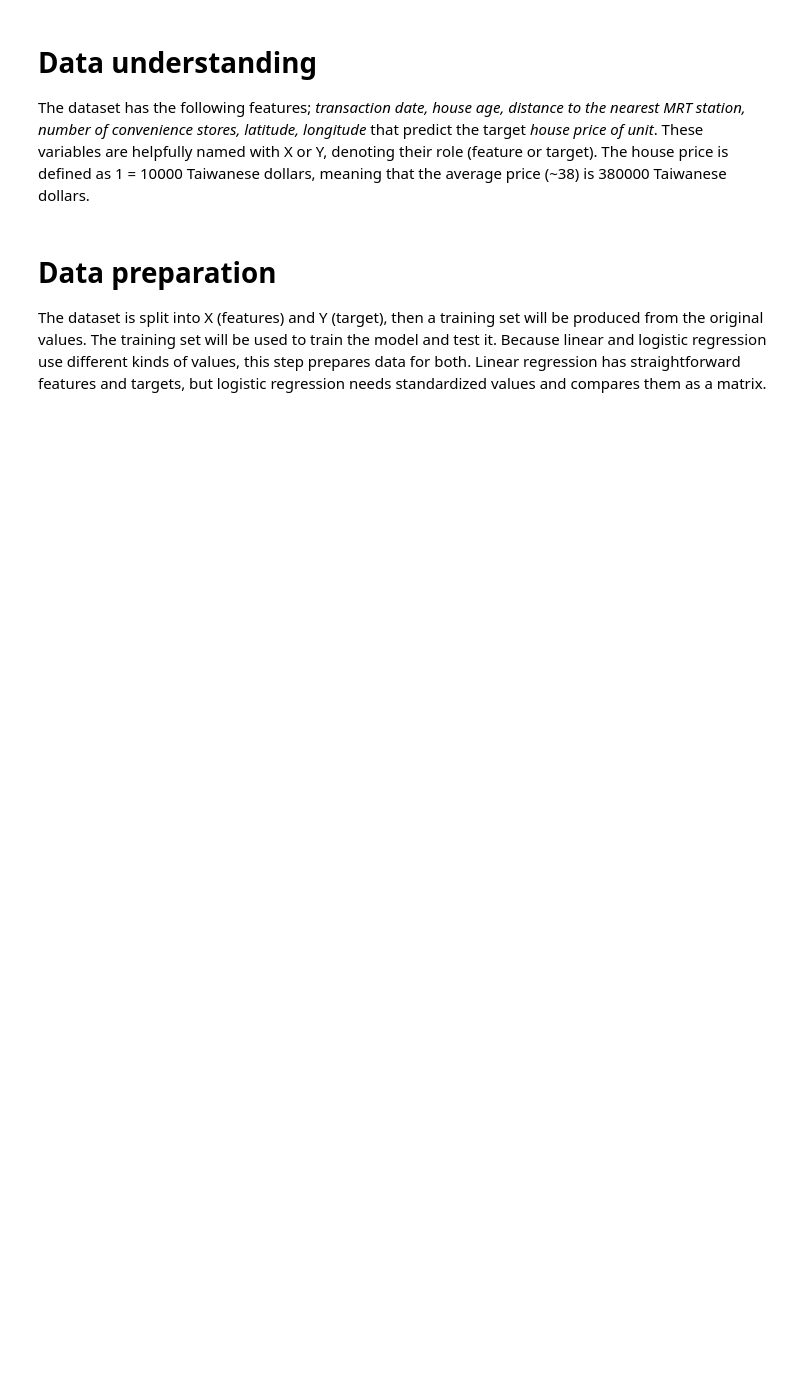
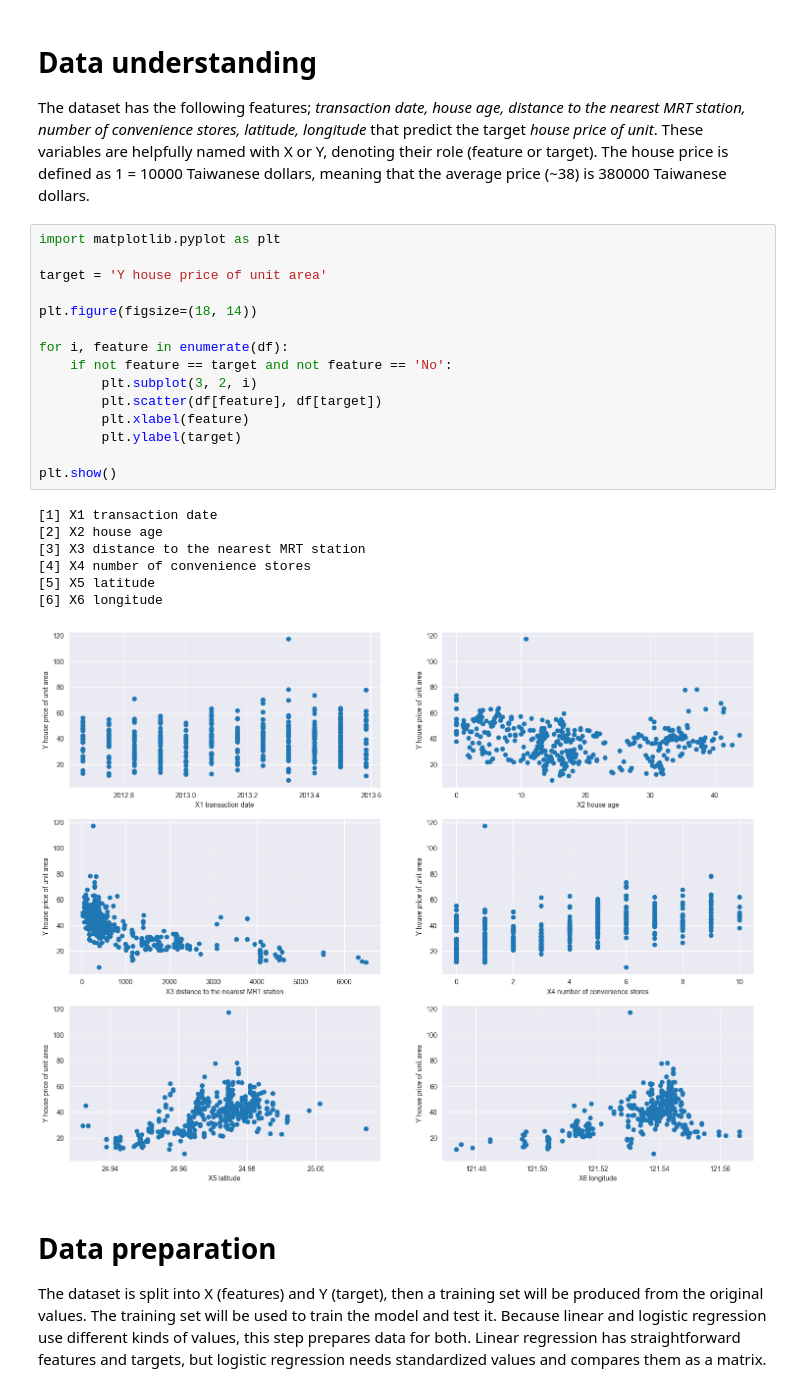
Before and after one commit to WelehoBRUDER/MetropoliaAMK-data-handling, a Jupyter notebook: task-4/main.ipynb, the cells around one changed output. Saved outputs shown, nothing was run; the diff lists cells and outputs as text; blank space fills up the shorter version.

Commit message:
added plots

```diff
--- a/task-4/main.ipynb
+++ b/task-4/main.ipynb
@@ -24,6 +24,29 @@ df.describe(include='all')
 # %% [markdown]
 # Data understanding
 The dataset has the following features; *transaction date, house age, distance to the nearest MRT station, number of convenience stores, latitude, longitude* that predict the target *house price of unit*. These variables are helpfully named with X or Y, denoting their role (feature or target). The house price is defined as 1 = 10000 Taiwanese dollars, meaning that the average price (~38) is 380000 Taiwanese dollars.
+# %%
+import matplotlib.pyplot as plt
+
+target = 'Y house price of unit area'
+
+plt.figure(figsize=(18, 14))
+
+for i, feature in enumerate(df):
+    if not feature == target and not feature == 'No':
+        plt.subplot(3, 2, i)
+        plt.scatter(df[feature], df[target])
+        plt.xlabel(feature)
+        plt.ylabel(target)
+
+plt.show()
+# %% [output]
+[1] X1 transaction date
+[2] X2 house age
+[3] X3 distance to the nearest MRT station
+[4] X4 number of convenience stores
+[5] X5 latitude
+[6] X6 longitude
+[figure, added]
 # %% [markdown]
 # Data preparation
 The dataset is split into X (features) and Y (target), then a training set will be produced from the original values. The training set will be used to train the model and test it. Because linear and logistic regression use different kinds of values, this step prepares data for both. Linear regression has straightforward features and targets, but logistic regression needs standardized values and compares them as a matrix.
```
Also changed, not shown: parts of 10 cells of this notebook.
